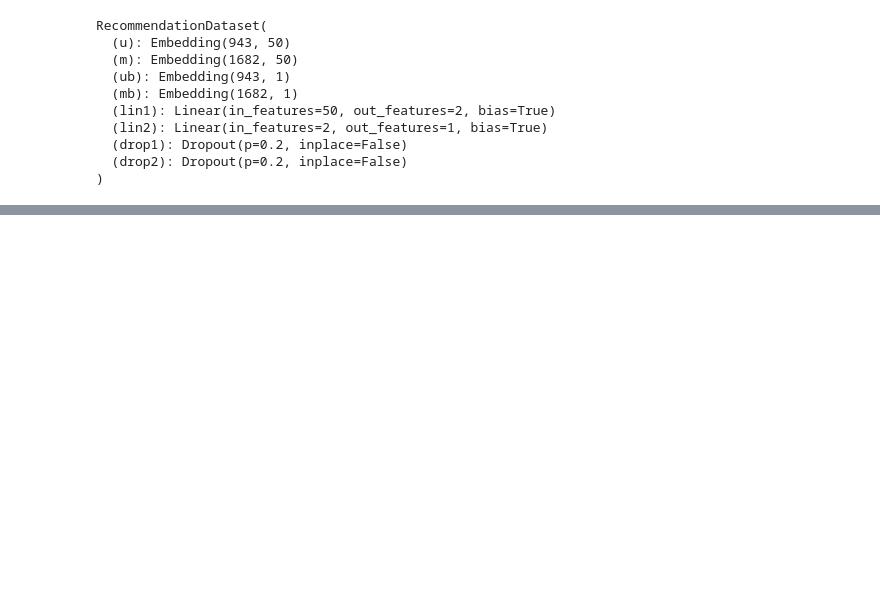
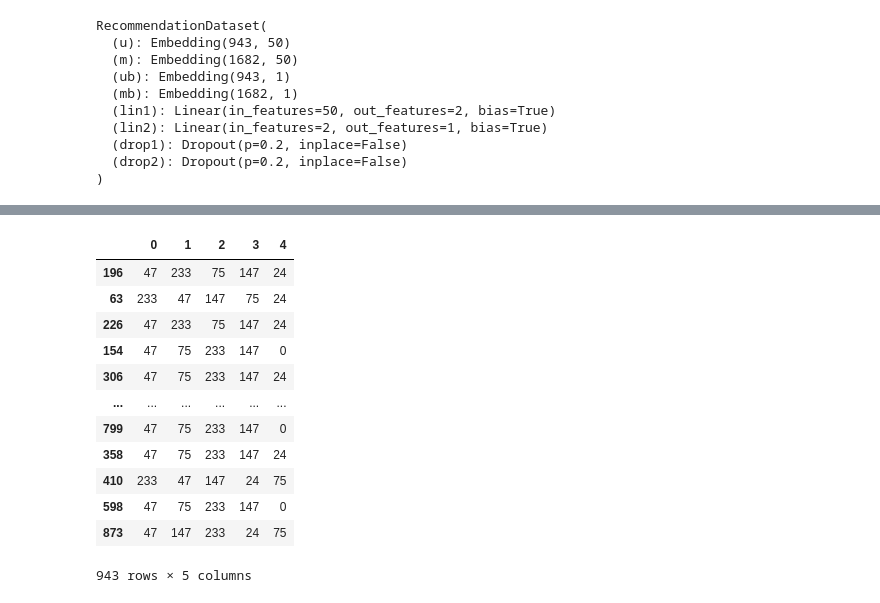
Before and after one commit to ChrisAlex2104/-Recommendation-using-Collaborative-Filtering, a Jupyter notebook: AI Final Project using deep neural networks.ipynb, the cells around one changed output, grey strips where cells are left out. Saved outputs shown, nothing was run; the diff lists cells and outputs as text; code cells hidden in the pictures; blank space fills up the shorter version.

```diff
--- a/AI Final Project using deep neural networks.ipynb
+++ b/AI Final Project using deep neural networks.ipynb
@@ -212,0 +474,56 @@ Loss for User ID: 63 and Movie ID: 242  is  0.09170204401016235
+# %%
+u_ww = model.u.weight[1:].cpu().detach().numpy()
+i_ww = model.m.weight[1:].cpu().detach().numpy().transpose()
+
+
+# Tensor of weights for u_weight
+# u_ww = model.embeds[0].weight[1:].cpu().detach().numpy()
+u_ww.shape
+
+# Tensor of weights for i_weight
+# i_ww = (model.embeds[1].weight[1:].cpu().detach().numpy()).transpose()
+i_ww.shape
+
+# Dot product similarity between all users and items
+array = np.dot(u_ww, i_ww)
+
+
+
+# Matrix with rating output
+array = np.zeros((len(all_users), len(all_movies)))
+for i, user in enumerate(all_users):
+    array[i,:] = get_user_ratings(user)
+
+matrix = pd.DataFrame(array, index = all_users.tolist()) # convert to list
+
+# Rank top 50 venues per user
+top_50 = {}
+for user in all_users:
+    sorted_ratings = matrix.loc[user].sort_values(ascending=False)
+    top_50[user] = sorted_ratings.index[:50].tolist()
+
+
+
+
+
+# Matrix with rating output
+matrix = pd.DataFrame(array, index = all_users)
+
+# Rank top 5 venues per user
+all_rec_df = pd.DataFrame(matrix.apply(lambda s, n: pd.Series(s.nlargest(n).index), axis=1, n=5))
+# %%
+all_rec_df
+# %% [output]
+|  | 0 | 1 | 2 | 3 | 4 |
+| 196 | 47 | 233 | 75 | 147 | 24 |
+| 63 | 233 | 47 | 147 | 75 | 24 |
+| 226 | 47 | 233 | 75 | 147 | 24 |
+| 154 | 47 | 75 | 233 | 147 | 0 |
+| 306 | 47 | 75 | 233 | 147 | 24 |
+| ... | ... | ... | ... | ... | ... |
+| 799 | 47 | 75 | 233 | 147 | 0 |
+| 358 | 47 | 75 | 233 | 147 | 24 |
+| 410 | 233 | 47 | 147 | 24 | 75 |
+| 598 | 47 | 75 | 233 | 147 | 0 |
+| 873 | 47 | 147 | 233 | 24 | 75 |
+943 rows × 5 columns
```
Also changed, not shown: parts of 21 cells of this notebook, 1 other file.
